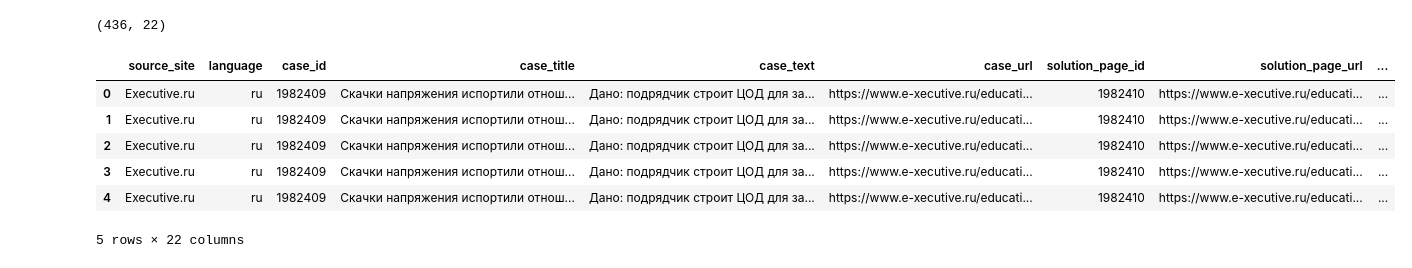
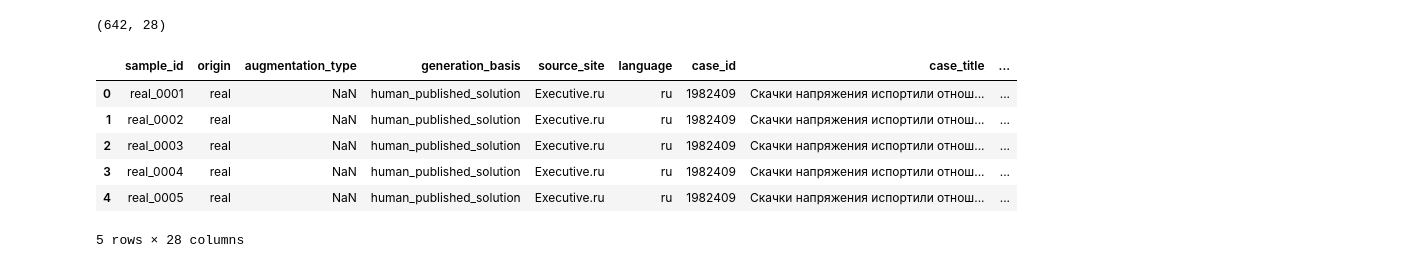
Before and after one commit to d-oley/AlfaCaseBot, a Jupyter notebook: ml/training/training_evaluation.ipynb, the cells around one changed output. Drawn from its saved outputs; the diff is of its cells as text; code cells hidden in the pictures.

```diff
--- a/ml/training/training_evaluation.ipynb
+++ b/ml/training/training_evaluation.ipynb
@@ -4,17 +5,17 @@ import numpy as np
 # %%
-PATH_TO_DATA = "data/solution_evaluation/raw/business_case_solutions_ru_normalized.csv"
+PATH_TO_DATA = "data/solution_evaluation/clean/clean_v2.csv"
 # %%
-df = pd.read_csv(PATH_TO_DATA)
-df.shape
+raw = pd.read_csv(PATH_TO_DATA)
+raw.shape
 # %% [output]
-(436, 22)
+(642, 28)
 # %%
-df.head()
+raw.head()
 # %% [output]
-|  | source_site | language | case_id | case_title | case_text | case_url | solution_page_id | solution_page_url | ... |
-| 0 | Executive.ru | ru | 1982409 | Скачки напряжения испортили отнош... | Дано: подрядчик строит ЦОД для за... | https://www.e-xecutive.ru/educati... | 1982410 | https://www.e-xecutive.ru/educati... | ... |
-| 1 | Executive.ru | ru | 1982409 | Скачки напряжения испортили отнош... | Дано: подрядчик строит ЦОД для за... | https://www.e-xecutive.ru/educati... | 1982410 | https://www.e-xecutive.ru/educati... | ... |
-| 2 | Executive.ru | ru | 1982409 | Скачки напряжения испортили отнош... | Дано: подрядчик строит ЦОД для за... | https://www.e-xecutive.ru/educati... | 1982410 | https://www.e-xecutive.ru/educati... | ... |
-| 3 | Executive.ru | ru | 1982409 | Скачки напряжения испортили отнош... | Дано: подрядчик строит ЦОД для за... | https://www.e-xecutive.ru/educati... | 1982410 | https://www.e-xecutive.ru/educati... | ... |
-| 4 | Executive.ru | ru | 1982409 | Скачки напряжения испортили отнош... | Дано: подрядчик строит ЦОД для за... | https://www.e-xecutive.ru/educati... | 1982410 | https://www.e-xecutive.ru/educati... | ... |
+|  | sample_id | origin | augmentation_type | generation_basis | source_site | language | case_id | case_title | ... |
+| 0 | real_0001 | real | NaN | human_published_solution | Executive.ru | ru | 1982409 | Скачки напряжения испортили отнош... | ... |
+| 1 | real_0002 | real | NaN | human_published_solution | Executive.ru | ru | 1982409 | Скачки напряжения испортили отнош... | ... |
+| 2 | real_0003 | real | NaN | human_published_solution | Executive.ru | ru | 1982409 | Скачки напряжения испортили отнош... | ... |
+| 3 | real_0004 | real | NaN | human_published_solution | Executive.ru | ru | 1982409 | Скачки напряжения испортили отнош... | ... |
+| 4 | real_0005 | real | NaN | human_published_solution | Executive.ru | ru | 1982409 | Скачки напряжения испортили отнош... | ... |
-5 rows × 22 columns
+5 rows × 28 columns
```
Also changed, not shown: parts of 33 cells of this notebook.
